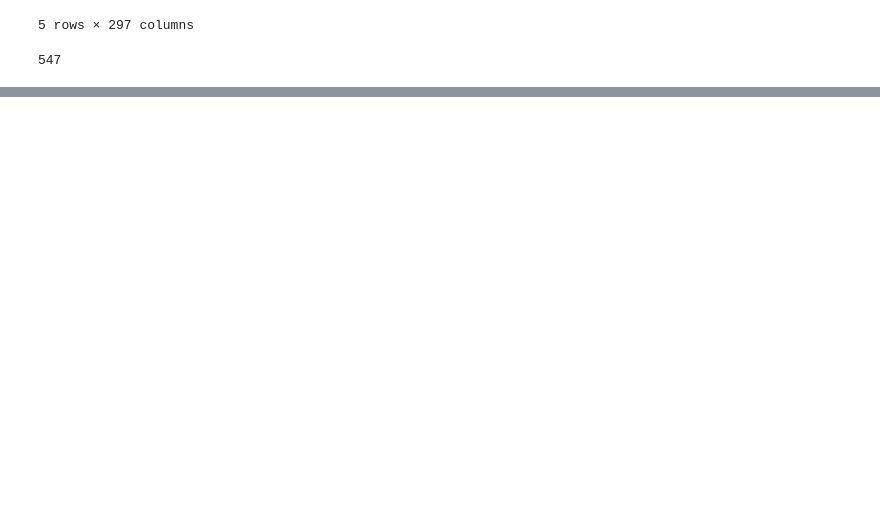
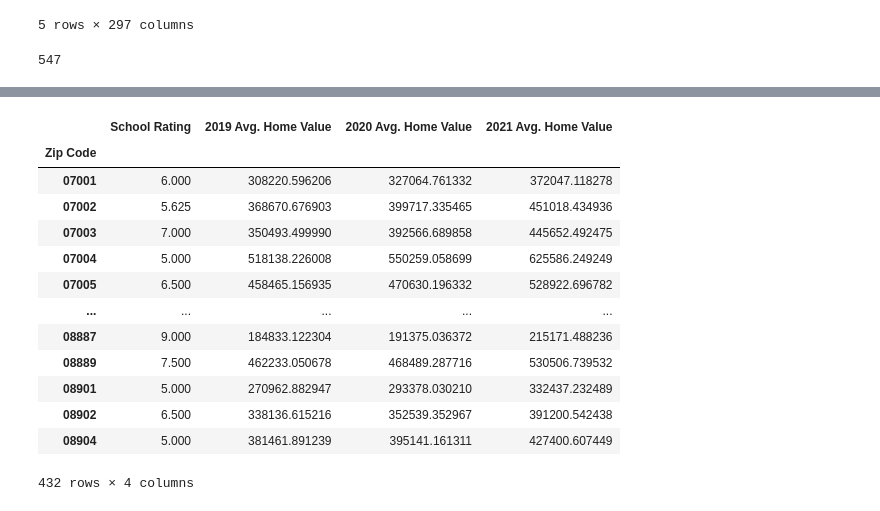
Before and after one commit to tlochan/ProjectOne, a Jupyter notebook: Data Cleaning.ipynb, the cells around one changed output, grey strips where cells are left out. Drawn from its saved outputs; the diff is of its cells as text; code cells hidden in the pictures; blank space fills up the shorter version.

Commit message:
data cleaning updated

```diff
--- a/Data Cleaning.ipynb
+++ b/Data Cleaning.ipynb
@@ -122,0 +90,23 @@ groupDf.nunique()
+# %%
+summaryDf = pd.DataFrame({
+    "School Rating":rating,
+    "2019 Avg. Home Value":price19,
+    "2020 Avg. Home Value":price20,
+    "2021 Avg. Home Value":price21
+})
+summaryDf
+# %% [output]
+|  | School Rating | 2019 Avg. Home Value | 2020 Avg. Home Value | 2021 Avg. Home Value |
+| Zip Code |  |  |  |  |
+| 07001 | 6.000 | 308220.596206 | 327064.761332 | 372047.118278 |
+| 07002 | 5.625 | 368670.676903 | 399717.335465 | 451018.434936 |
+| 07003 | 7.000 | 350493.499990 | 392566.689858 | 445652.492475 |
+| 07004 | 5.000 | 518138.226008 | 550259.058699 | 625586.249249 |
+| 07005 | 6.500 | 458465.156935 | 470630.196332 | 528922.696782 |
+| ... | ... | ... | ... | ... |
+| 08887 | 9.000 | 184833.122304 | 191375.036372 | 215171.488236 |
+| 08889 | 7.500 | 462233.050678 | 468489.287716 | 530506.739532 |
+| 08901 | 5.000 | 270962.882947 | 293378.030210 | 332437.232489 |
+| 08902 | 6.500 | 338136.615216 | 352539.352967 | 391200.542438 |
+| 08904 | 5.000 | 381461.891239 | 395141.161311 | 427400.607449 |
+432 rows × 4 columns
```
Also changed, not shown: parts of 6 cells of this notebook.
